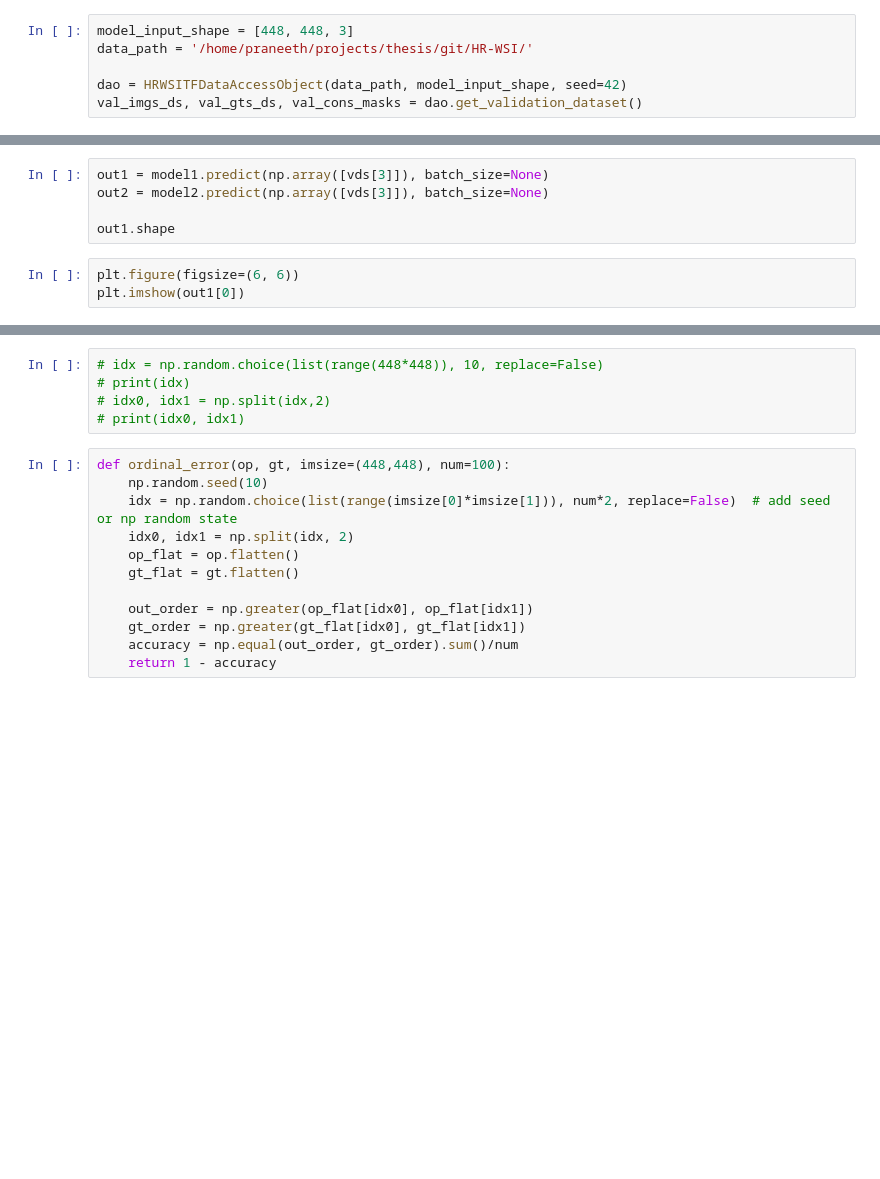
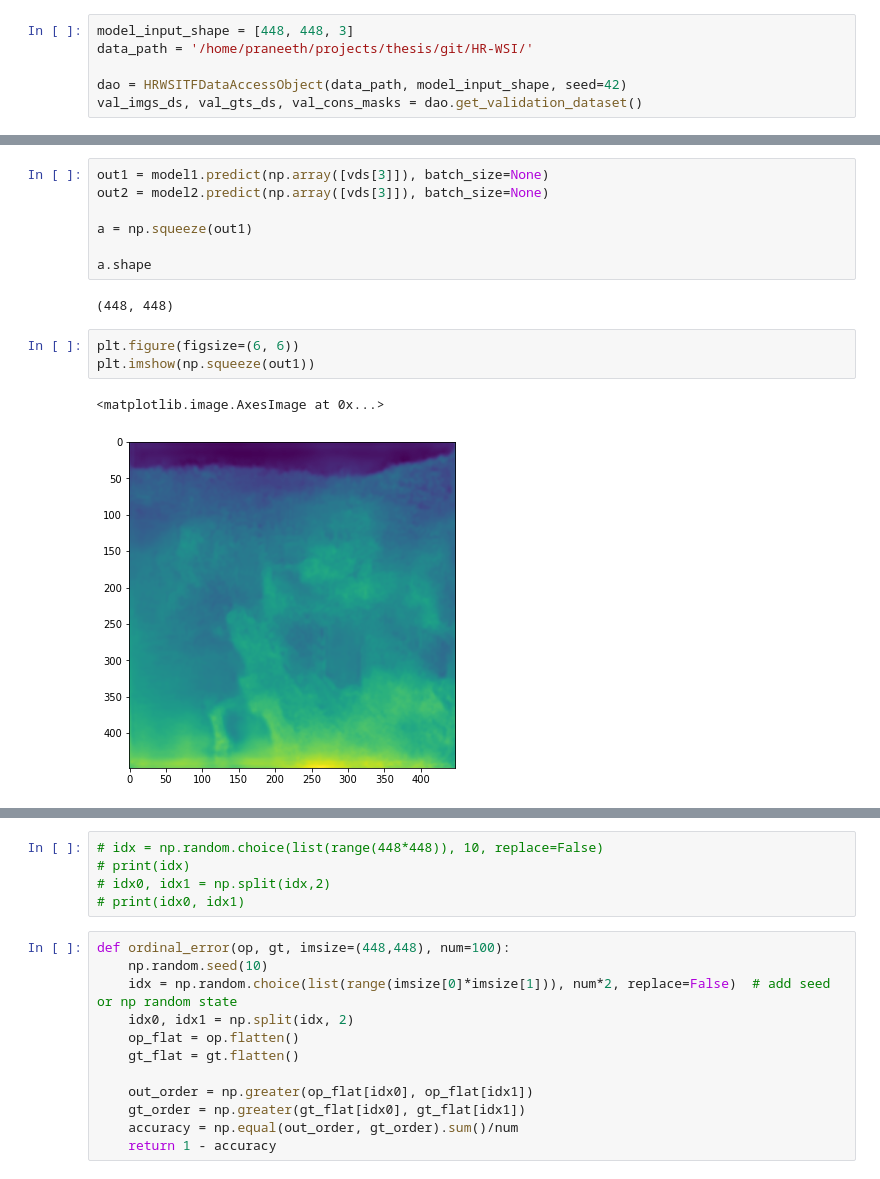
Before and after one commit to praneeth-b/PLDepth, a Jupyter notebook: data_sampling.ipynb, the cells around one changed output, grey strips where cells are left out. Drawn from its saved outputs; the diff is of its cells as text; blank space fills up the shorter version.

```diff
--- a/data_sampling.ipynb
+++ b/data_sampling.ipynb
@@ -54,10 +68,17 @@ plt.imshow(vds[3])
 out1 = model1.predict(np.array([vds[3]]), batch_size=None)
 out2 = model2.predict(np.array([vds[3]]), batch_size=None)
 
-out1.shape
+a = np.squeeze(out1)
+
+a.shape
+# %% [output]
+(448, 448)
 # %%
 plt.figure(figsize=(6, 6))
-plt.imshow(out1[0])
+plt.imshow(np.squeeze(out1))
+# %% [output]
+<matplotlib.image.AxesImage at 0x...>
+[figure, added]
 # %%
 plt.figure(figsize=(6, 6))
 plt.imshow(out2[0])
```
Also changed, not shown: parts of 15 cells of this notebook, 17 other files.
